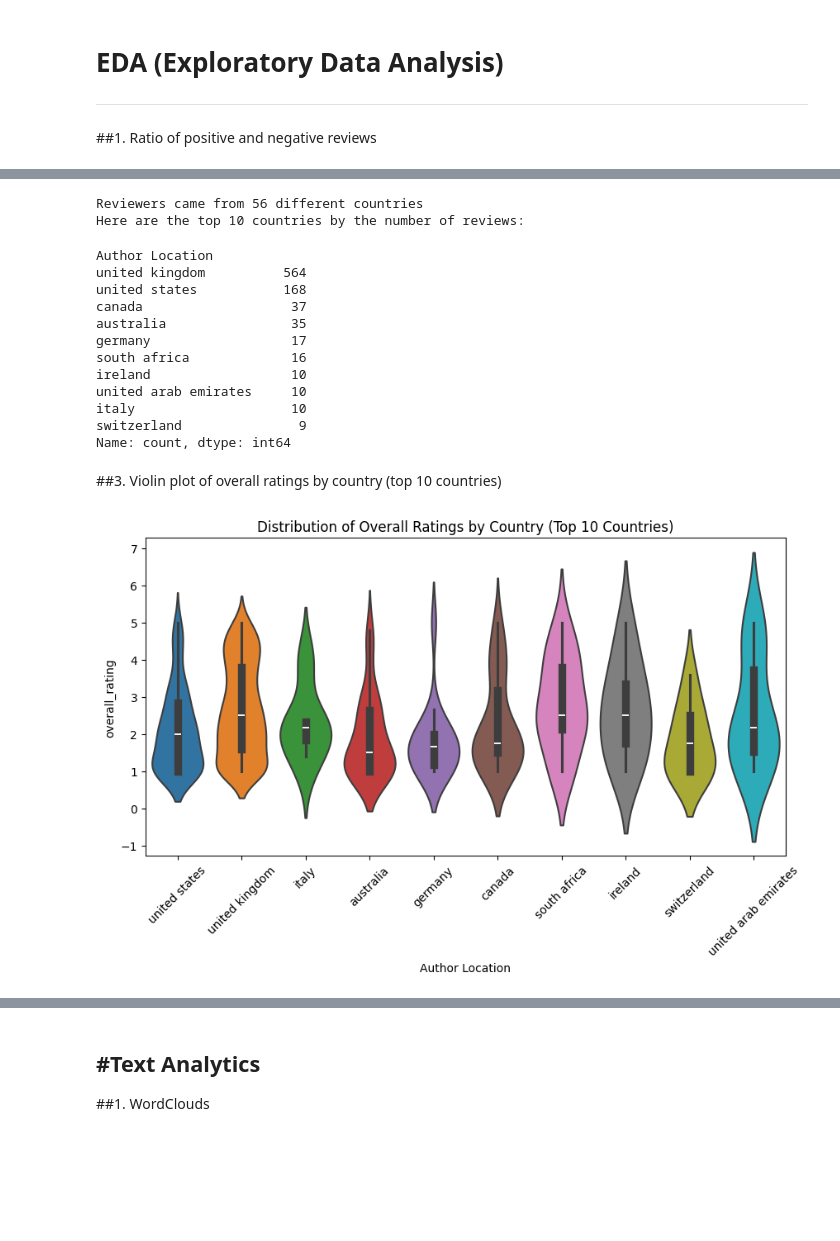
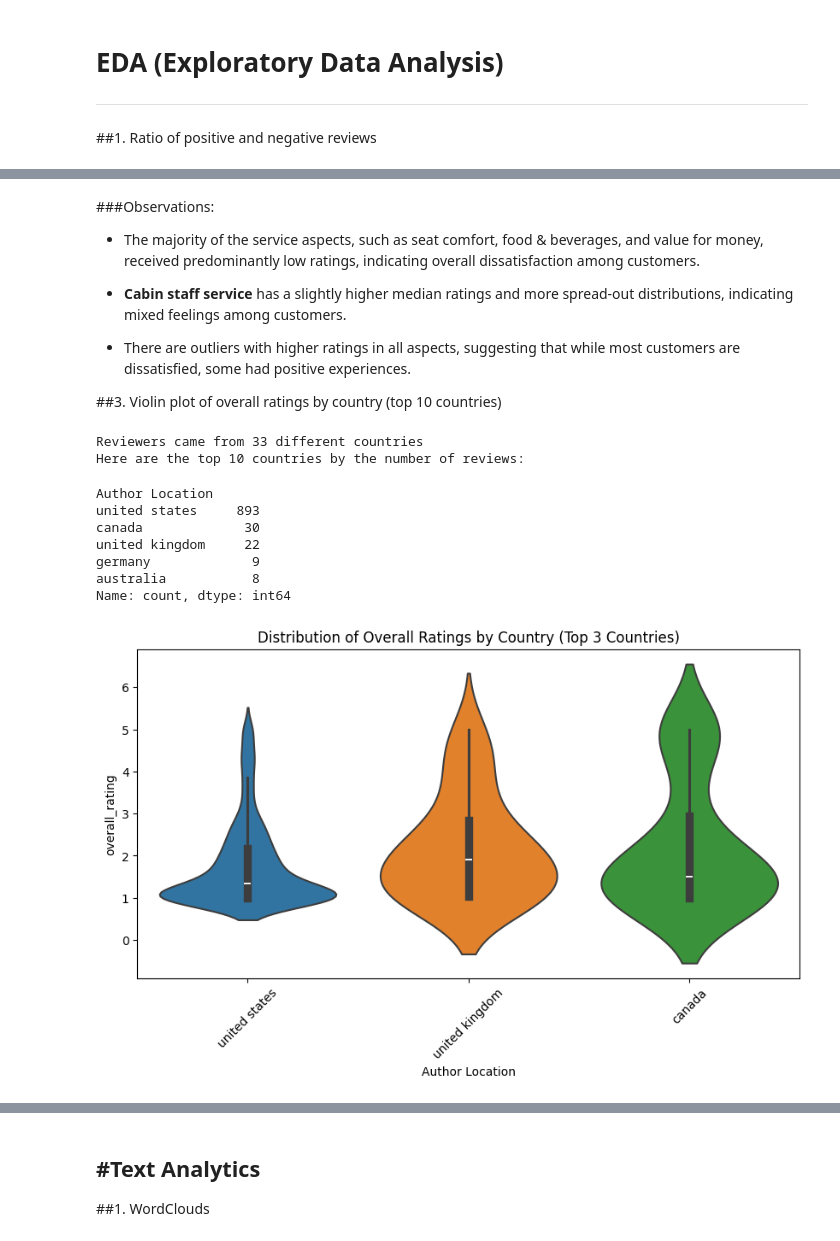
Before and after one commit to carolyntw/american-airlines-customer-review-analysis, a Jupyter notebook: scrape.ipynb, the cells around one changed output, grey strips where cells are left out. Cells and saved outputs as stored; diff of their text form; code cells hidden in the pictures; blank space fills up the shorter version.

```diff
--- a/scrape.ipynb
+++ b/scrape.ipynb
@@ -79,7 +78,7 @@ def scrape_multiple_pages(base_url, start_page=1, end_page=5):
     return all_reviews
 
 
-base_url = 'https://www.airlinequality.com/airline-reviews/british-airways'
+base_url = 'https://www.airlinequality.com/airline-reviews/american-airlines'
 
 
 start_page = 1
@@ -165,7 +164,7 @@ dtypes: float64(6), int64(1), object(10)
 memory usage: 132.9+ KB
 # %%
 #drop aircraft and wifi & connectivity columns
-data_cleaned = reviews_df.drop(columns=['Wifi & Connectivity'])
+data_cleaned = reviews_df.drop(columns=['Aircraft'])
 
 # Convert Date to datetime format
 data_cleaned['Date Published'] = pd.to_datetime(data_cleaned['Date Published'], errors='coerce')
@@ -233,50 +233,52 @@ plt.show()
+# %% [markdown]
+###Observations:
+- The majority of the service aspects, such as seat comfort, food & beverages, and value for money, received predominantly low ratings, indicating overall dissatisfaction among customers.
+
+- **Cabin staff service** has a slightly higher median ratings and more spread-out distributions, indicating mixed feelings among customers.
+
+- There are outliers with higher ratings in all aspects, suggesting that while most customers are dissatisfied, some had positive experiences.
+
+##3. Violin plot of overall ratings by country (top 10 countries)
 # %%
 reviews_by_country = data_cleaned['Author Location'].value_counts()
 print("Reviewers came from " + str(len(reviews_by_country)) + " different countries")
 print("Here are the top 10 countries by the number of reviews:")
-reviews_by_country.head(10)
+reviews_by_country.head()
 # %% [output]
-Reviewers came from 56 different countries
+Reviewers came from 33 different countries
 Here are the top 10 countries by the number of reviews:
 Author Location
-united kingdom          564
-united states           168
-canada                   37
-australia                35
-germany                  17
-south africa             16
-ireland                  10
-united arab emirates     10
-italy                    10
-switzerland               9
+united states     893
+canada             30
+united kingdom     22
+germany             9
+australia           8
 Name: count, dtype: int64
-# %% [markdown]
-##3. Violin plot of overall ratings by country (top 10 countries)
 # %%
 # Get the top 10 countries by the number of reviews
-top_10_countries = reviews_by_country.head(10).index
+top_3_countries = reviews_by_country.head(3).index
 
 # Filter the data to include only the top 10 countries
-top_10_data = data_cleaned[data_cleaned['Author Location'].isin(top_10_countries)]
+top_3_data = data_cleaned[data_cleaned['Author Location'].isin(top_3_countries)]
 
 # Select the columns of interest
 columns_of_interest = ['Author Location', 'Seat Comfort', 'Cabin Staff Service',
                        'Food & Beverages', 'Inflight Entertainment', 'Ground Service',
-                       'Value For Money']
+                       'Value For Money', 'Wifi & Connectivity']
 
 # Create a new column "overall_rating" that calculates the average rating across the selected columns
 data_cleaned['overall_rating'] = data_cleaned[['Seat Comfort', 'Cabin Staff Service',
                                                'Food & Beverages', 'Inflight Entertainment',
-                                               'Ground Service', 'Value For Money']].mean(axis=1)
+                                               'Ground Service', 'Value For Money', 'Wifi & Connectivity']].mean(axis=1)
 
 
 # Plot the violin plot for the top 10 countries using the overall_rating
 plt.figure(figsize=(10, 5))
 sns.violinplot(x='Author Location', y='overall_rating', hue='Author Location',
-               data=data_cleaned[data_cleaned['Author Location'].isin(top_10_countries)],
+               data=data_cleaned[data_cleaned['Author Location'].isin(top_3_countries)],
                inner="box", linewidth=1.5)
 plt.xticks(rotation=45)
-plt.title('Distribution of Overall Ratings by Country (Top 10 Countries)')
+plt.title('Distribution of Overall Ratings by Country (Top 3 Countries)')
 plt.show()
 # %% [output]
-[figure, old version]
+[figure, new version]
```
Also changed, not shown: parts of 36 cells of this notebook.
